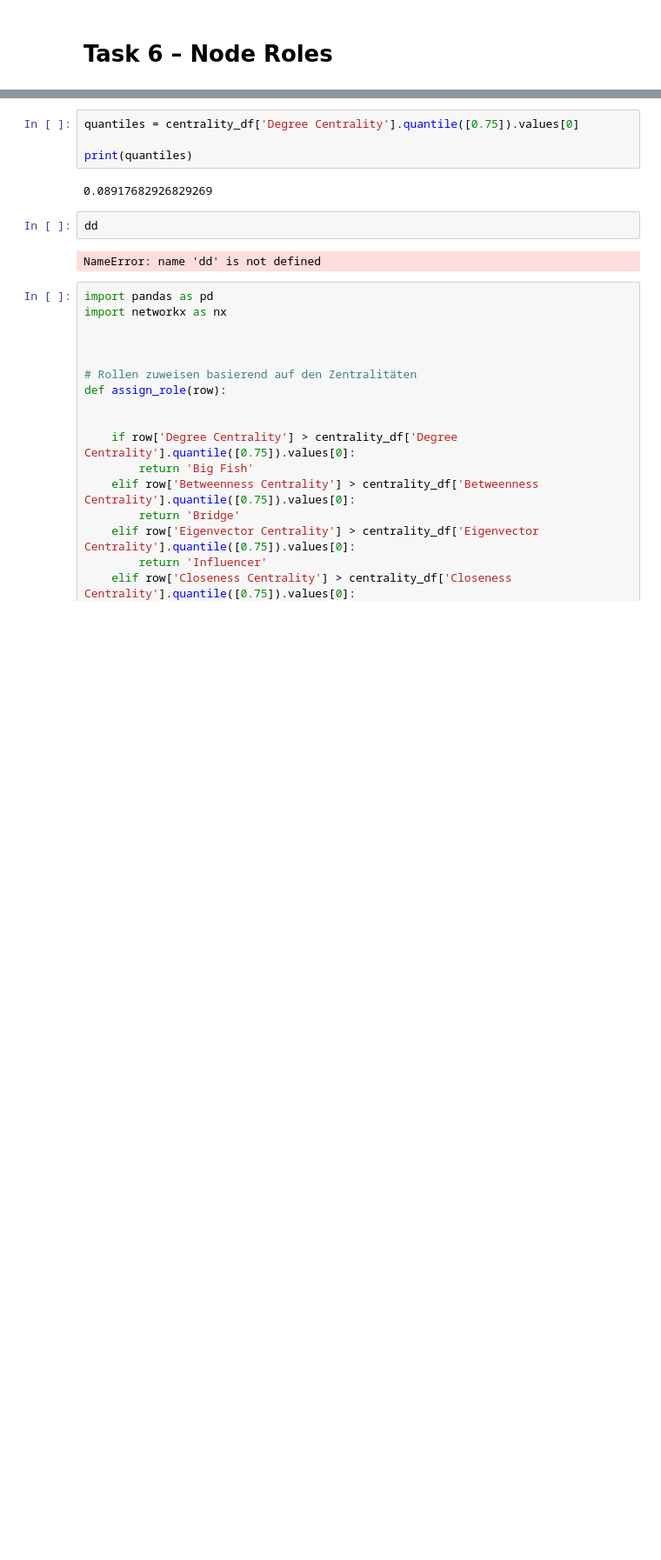
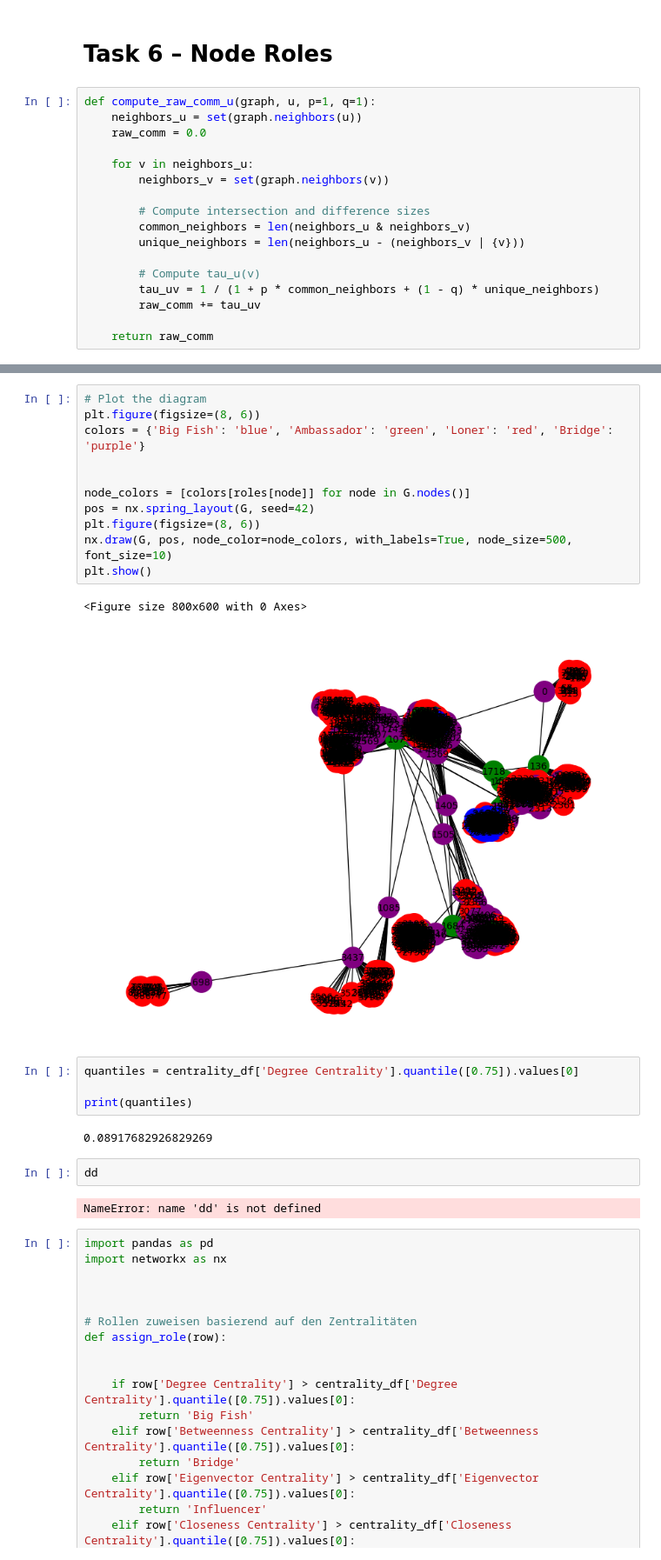
Before and after one commit to RATFIVE/PorfolioExamDataMining, a Jupyter notebook: code/experiments_graph.ipynb, the cells around one changed output, grey strips where cells are left out. Shown at 87% size. Drawn from its saved outputs; the diff is of its cells as text; blank space fills up the shorter version.

```diff
--- a/code/experiments_graph.ipynb
+++ b/code/experiments_graph.ipynb
@@ -556,2 +556,19 @@ plt.show()
 # %% [markdown]
 # Task 6 – Node Roles
+# %%
+def compute_raw_comm_u(graph, u, p=1, q=1):
+    neighbors_u = set(graph.neighbors(u))
+    raw_comm = 0.0
+
+    for v in neighbors_u:
+        neighbors_v = set(graph.neighbors(v))
+
+        # Compute intersection and difference sizes
+        common_neighbors = len(neighbors_u & neighbors_v)
+        unique_neighbors = len(neighbors_u - (neighbors_v | {v}))
+
+        # Compute tau_u(v)
+        tau_uv = 1 / (1 + p * common_neighbors + (1 - q) * unique_neighbors)
+        raw_comm += tau_uv
+
+    return raw_comm
@@ -558,3 +662,17 @@ plt.show()
+# %%
+# Plot the diagram
+plt.figure(figsize=(8, 6))
+colors = {'Big Fish': 'blue', 'Ambassador': 'green', 'Loner': 'red', 'Bridge': 'purple'}
+
+
+node_colors = [colors[roles[node]] for node in G.nodes()]
+pos = nx.spring_layout(G, seed=42)
+plt.figure(figsize=(8, 6))
+nx.draw(G, pos, node_color=node_colors, with_labels=True, node_size=500, font_size=10)
+plt.show()
+# %% [output]
+<Figure size 800x600 with 0 Axes>
+[figure, added]
 # %%
 quantiles = centrality_df['Degree Centrality'].quantile([0.75]).values[0]
 
```
Also changed, not shown: parts of 6 cells of this notebook.
